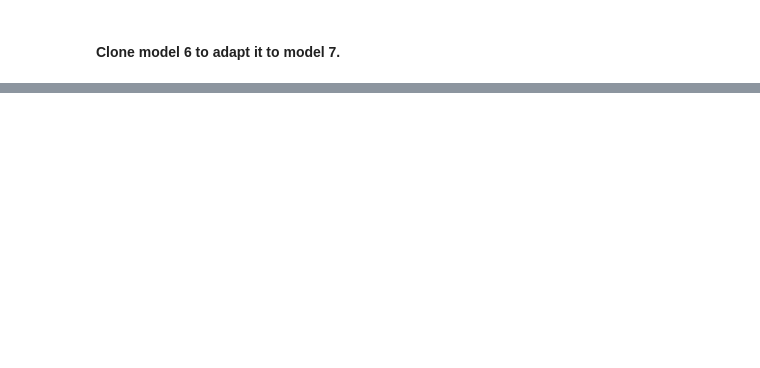
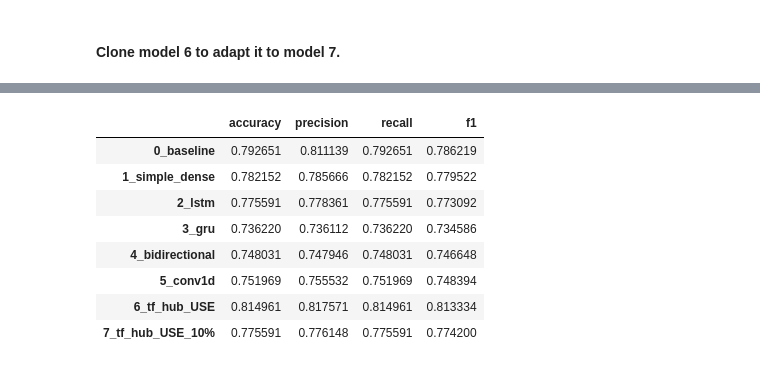
Before and after one commit to shitote/dist-repo, a Jupyter notebook: introduction_to_NLP.ipynb, the cells around one changed output, grey strips where cells are left out. Drawn from its saved outputs; the diff is of its cells as text; code cells hidden in the pictures; blank space fills up the shorter version.

```diff
--- a/introduction_to_NLP.ipynb
+++ b/introduction_to_NLP.ipynb
@@ -1194,0 +1311,14 @@ _________________________________________________________________
+# %%
+# Reduce the accuracy to the same scale as other metrics
+all_model_results['accuracy'] = all_model_results['accuracy']/100
+all_model_results
+# %% [output]
+|  | accuracy | precision | recall | f1 |
+| 0_baseline | 0.792651 | 0.811139 | 0.792651 | 0.786219 |
+| 1_simple_dense | 0.782152 | 0.785666 | 0.782152 | 0.779522 |
+| 2_lstm | 0.775591 | 0.778361 | 0.775591 | 0.773092 |
+| 3_gru | 0.736220 | 0.736112 | 0.736220 | 0.734586 |
+| 4_bidirectional | 0.748031 | 0.747946 | 0.748031 | 0.746648 |
+| 5_conv1d | 0.751969 | 0.755532 | 0.751969 | 0.748394 |
+| 6_tf_hub_USE | 0.814961 | 0.817571 | 0.814961 | 0.813334 |
+| 7_tf_hub_USE_10% | 0.775591 | 0.776148 | 0.775591 | 0.774200 |
```
Also changed, not shown: parts of 70 cells of this notebook.
